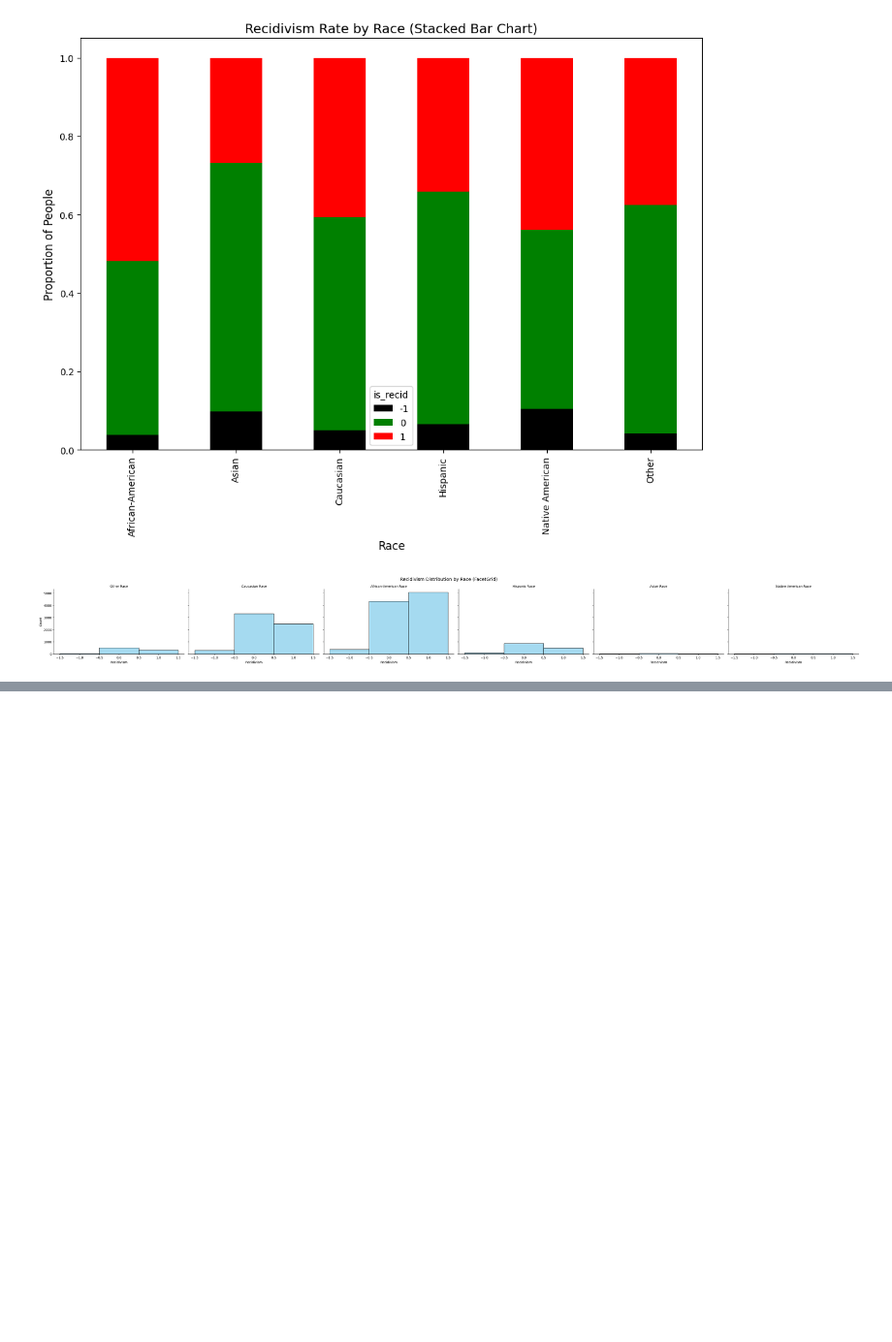
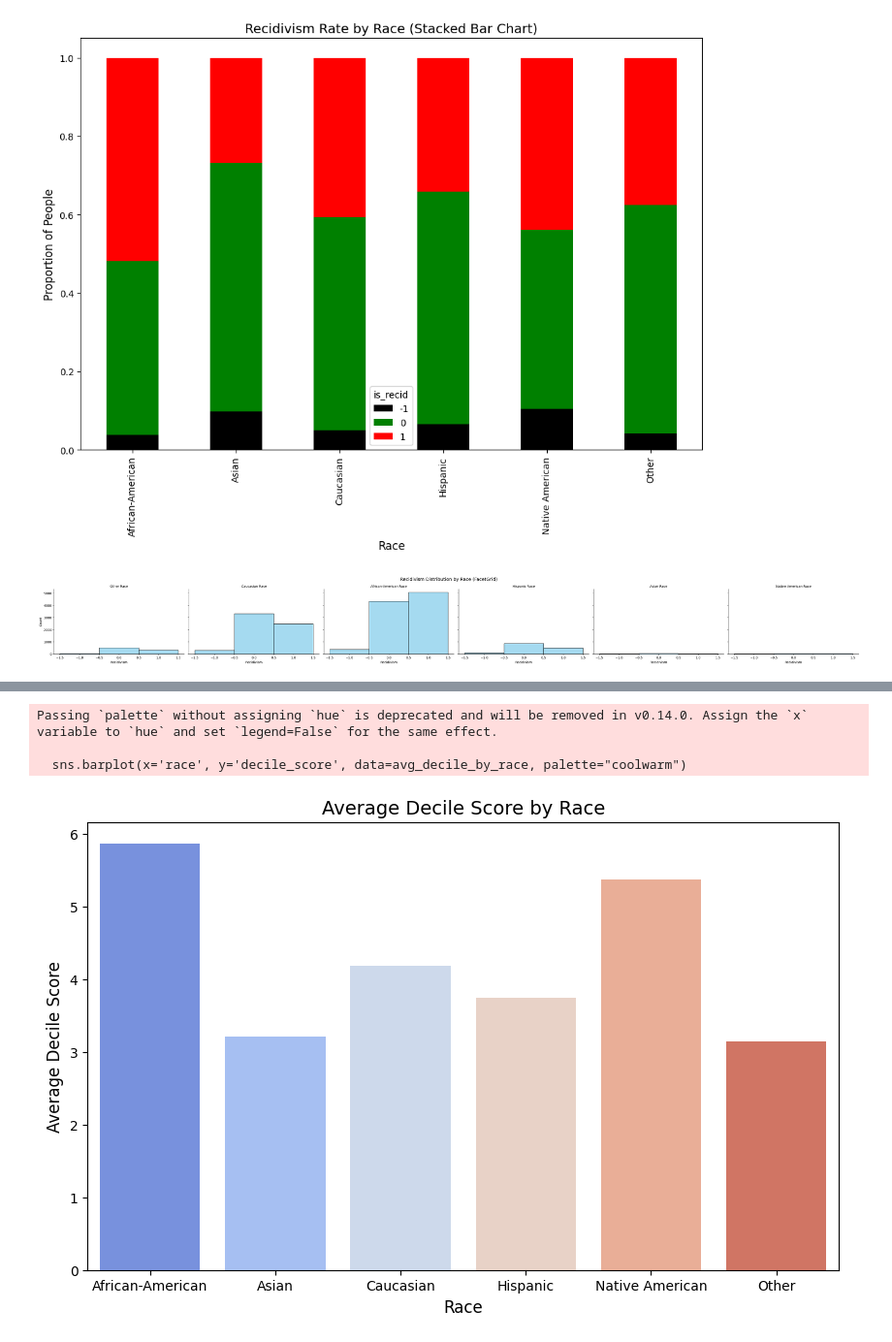
Before and after one commit to TimosEle23/XAI_project, a Jupyter notebook: analysis.ipynb, the cells around one changed output, grey strips where cells are left out. Shown at 97% size. Saved outputs shown, nothing was run; the diff lists cells and outputs as text; code cells hidden in the pictures; blank space fills up the shorter version.

```diff
--- a/analysis.ipynb
+++ b/analysis.ipynb
@@ -199,0 +200,17 @@ plt.show()
+# %%
+# Calculate the average decile score by race
+avg_decile_by_race = df.groupby('race')['decile_score'].mean().reset_index()
+
+# Create a bar plot for average decile score by race
+plt.figure(figsize=(10, 6))
+sns.barplot(x='race', y='decile_score', data=avg_decile_by_race, palette="coolwarm")
+
+plt.xlabel("Race", fontsize=12)
+plt.ylabel("Average Decile Score", fontsize=12)
+plt.title("Average Decile Score by Race", fontsize=14)
+plt.show()
+# %% [output]
+Passing `palette` without assigning `hue` is deprecated and will be removed in v0.14.0. Assign the `x` variable to `hue` and set `legend=False` for the same effect.
+
+  sns.barplot(x='race', y='decile_score', data=avg_decile_by_race, palette="coolwarm")
+[figure, added]
```
Also changed, not shown: parts of 3 cells of this notebook.
